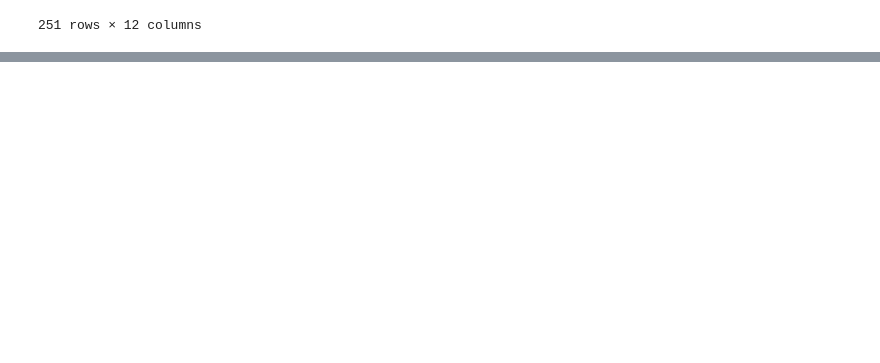
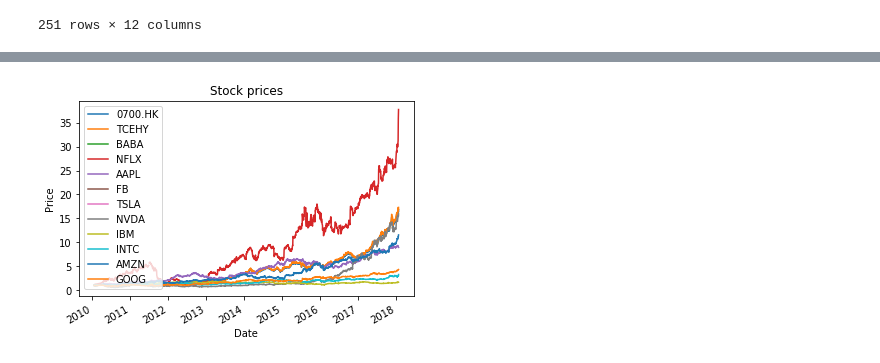
Before and after one commit to Oadegbite/Projects, a Jupyter notebook: UdacityFinacialCourse/TestBox.ipynb, the cells around one changed output, grey strips where cells are left out. Saved outputs shown, nothing was run; the diff lists cells and outputs as text; code cells hidden in the pictures; blank space fills up the shorter version.

```diff
--- a/UdacityFinacialCourse/TestBox.ipynb
+++ b/UdacityFinacialCourse/TestBox.ipynb
@@ -397,0 +455,6 @@ df
+# %%
+def dfPlot(dataFrame,title="Stock prices"):
+    ax = dataFrame.plot(title=title,fontsize=10)
+    ax.set_xlabel("Date")
+    ax.set_ylabel("Price")
+    plt.show()
@@ -397,0 +464,4 @@ df
+# %%
+dfPlot(testdef)
+# %% [output]
+[figure, added]
```
Also changed, not shown: parts of 60 cells of this notebook, 2 other files.
